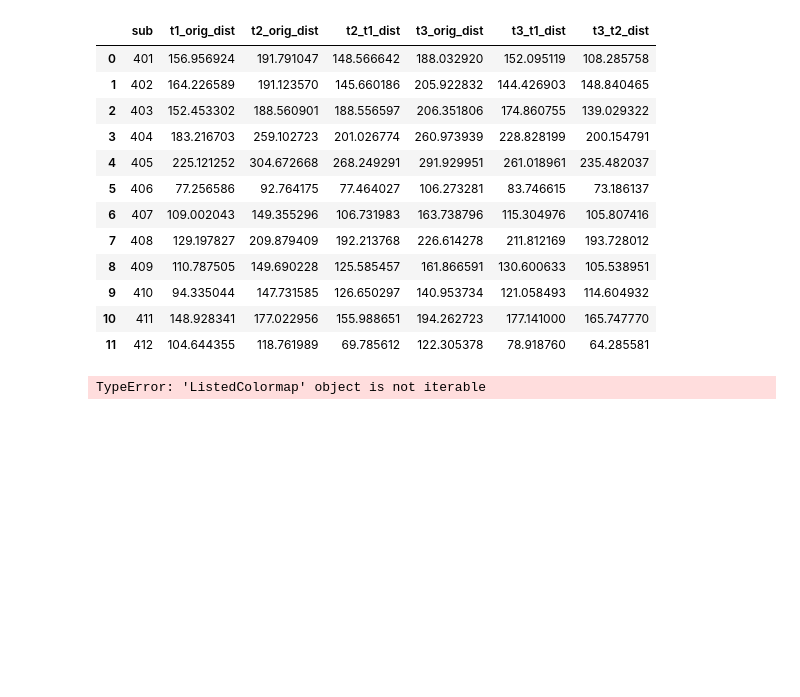
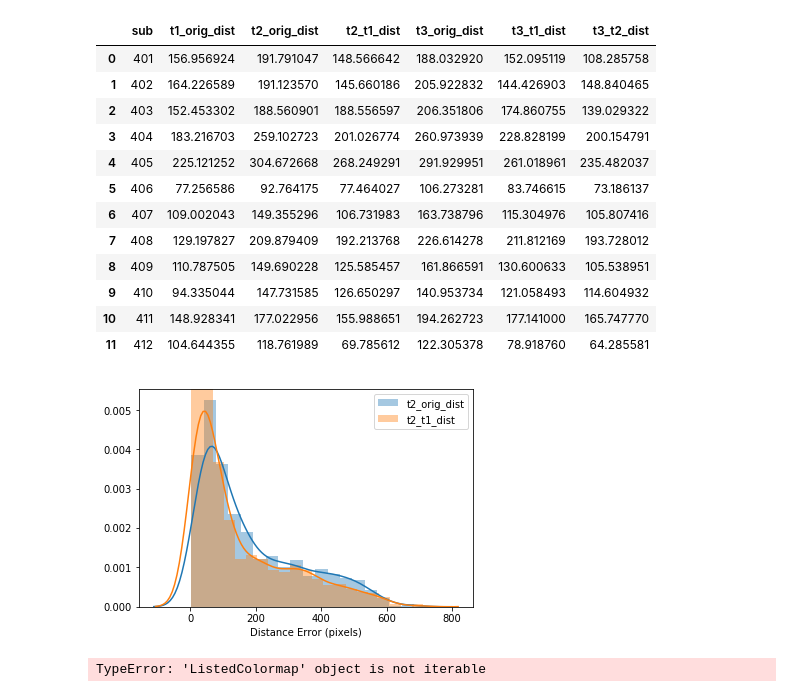
Before and after one commit to donnajobridge/data_visualizations, a Jupyter notebook: react/reactivation_visuals.ipynb, the cells around one changed output. Saved outputs shown, nothing was run; the diff lists cells and outputs as text; code cells hidden in the pictures; blank space fills up the shorter version.

Commit message:
added histograms to fig script

```diff
--- a/react/reactivation_visuals.ipynb
+++ b/react/reactivation_visuals.ipynb
@@ -155,6 +155,26 @@ means
 | 9 | 410 | 94.335044 | 147.731585 | 126.650297 | 140.953734 | 121.058493 | 114.604932 |
 | 10 | 411 | 148.928341 | 177.022956 | 155.988651 | 194.262723 | 177.141000 | 165.747770 |
 | 11 | 412 | 104.644355 | 118.761989 | 69.785612 | 122.305378 | 78.918760 | 64.285581 |
+# %%
+t2_list=['t2_orig_dist', 't2_t1_dist']
+color=iter(cm.Set3(np.linspace(0,1,2)))
+handles=[]
+import matplotlib.pyplot as plt
+from matplotlib.pyplot import cm
+from matplotlib.patches import Rectangle
+fig, ax = plt.subplots()
+for cond in t2_list:
+    co=next(color)
+    hist_kde=sns.distplot(react[cond], ax=ax, label=cond)
+    ax.legend()
+    ax.set_xlabel('Distance Error (pixels)')
+#     handles.append(Rectangle((0,0),1,1, color=co, edgecolor="k", alpha=.75))
+# labels = t2_list
+# plt.legend(handles, labels)
+
+# handle
+# %% [output]
+[figure, added]
 # %%
 t2_list=['t2_orig_dist', 't2_t1_dist']
 t3_list=['t3_orig_dist', 't3_t1_dist', 't3_t2_dist']
```
Also changed, not shown: 6 other files.
